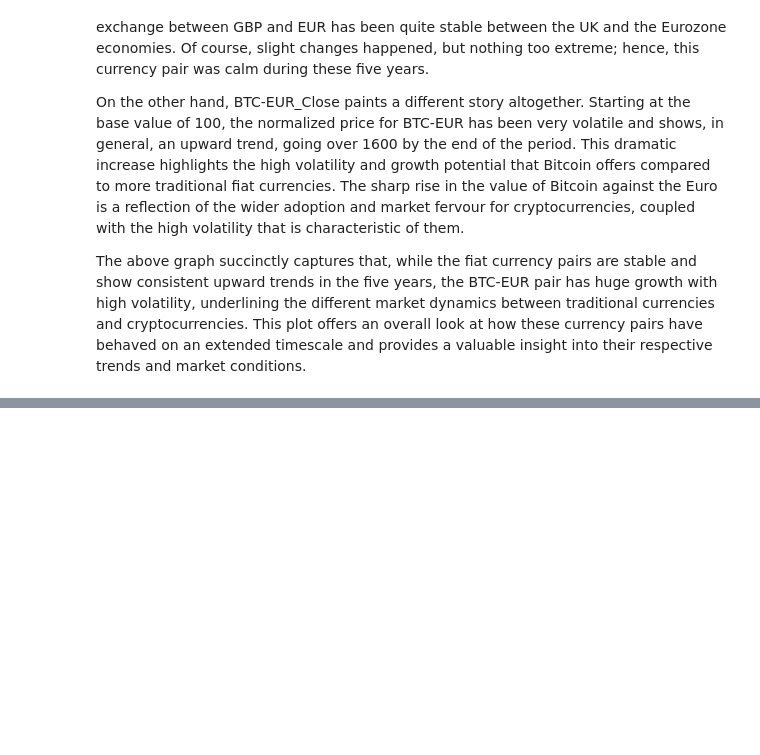
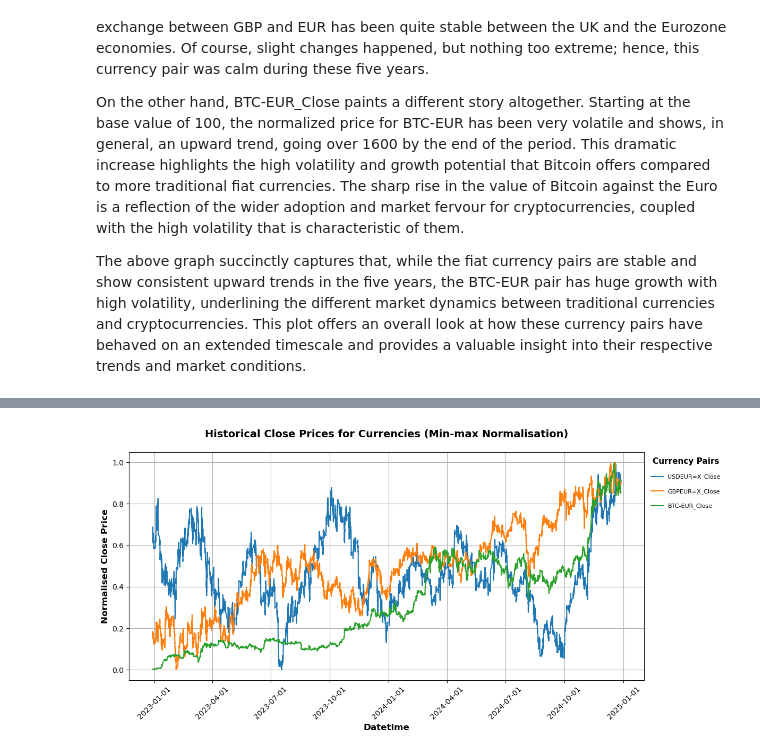
Before and after one commit to TomUszyn/PFDA-project, a Jupyter notebook: analysingCurrencyTrends.ipynb, the cells around one changed output, grey strips where cells are left out. Saved outputs shown, nothing was run; the diff lists cells and outputs as text; code cells hidden in the pictures; blank space fills up the shorter version.

```diff
--- a/analysingCurrencyTrends.ipynb
+++ b/analysingCurrencyTrends.ipynb
@@ -582,0 +601,4 @@ The above graph succinctly captures that, while the fiat currency pairs are stab
+# %%
+plotClosePrices(normalisedMinMax2y, title='Historical Close Prices for Currencies (Min-max Normalisation)')
+# %% [output]
+[figure, added]
```
Also changed, not shown: parts of 8 cells of this notebook, 1 other file.
